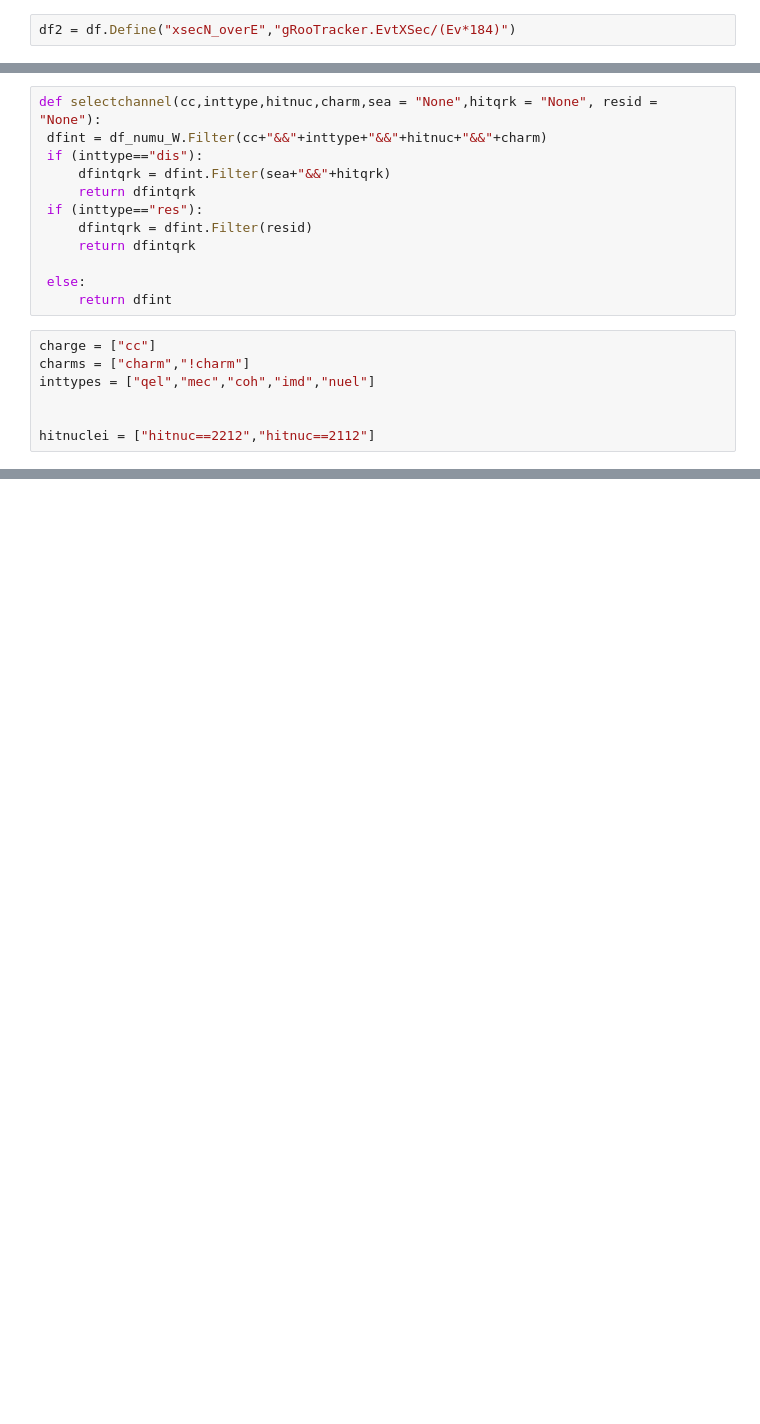
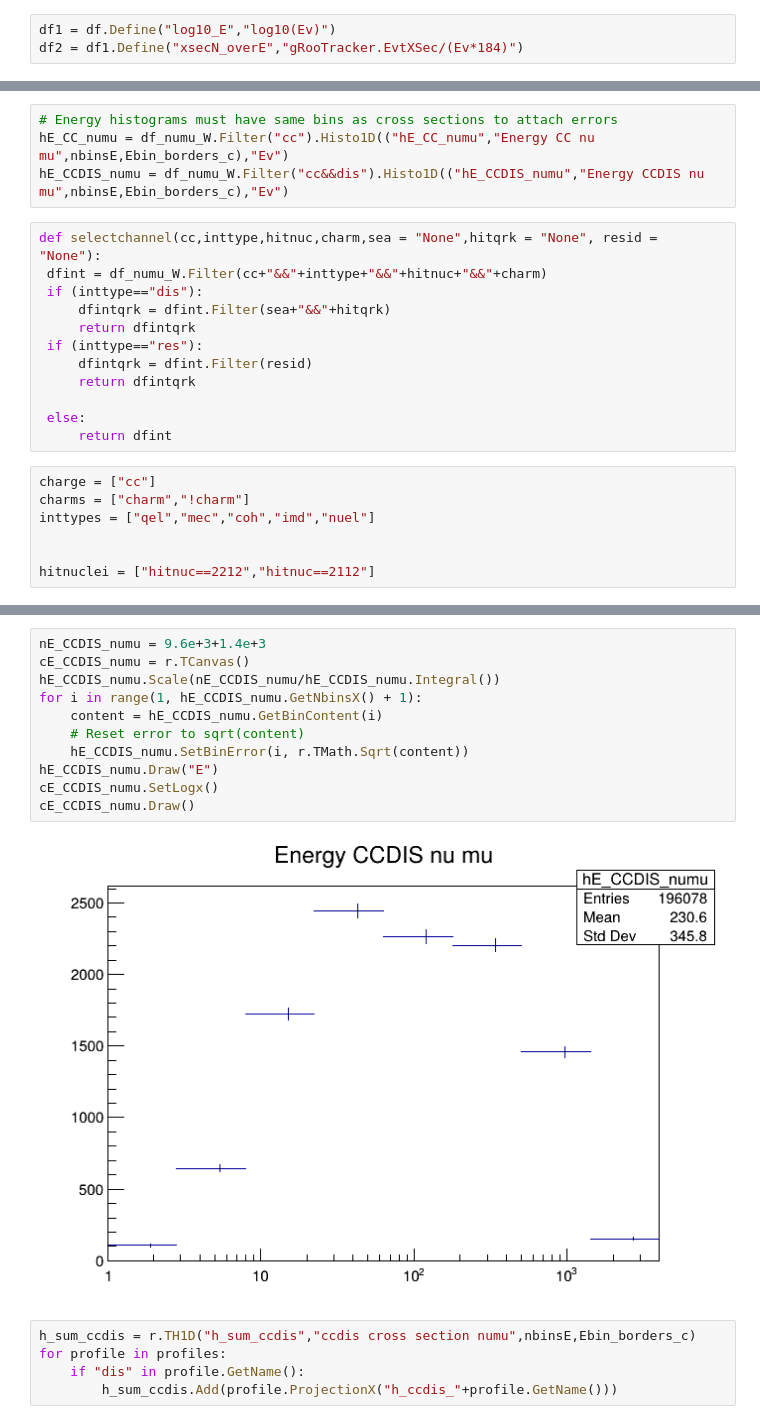
Before and after one commit to antonioiuliano2/macros-ship, a Jupyter notebook: nu_ship_simulations/SumCCCrossSections.ipynb, the cells around one changed output, grey strips where cells are left out. Drawn from its saved outputs; the diff is of its cells as text; blank space fills up the shorter version.

Commit message:
adding CCDIS, setting errors

```diff
--- a/nu_ship_simulations/SumCCCrossSections.ipynb
+++ b/nu_ship_simulations/SumCCCrossSections.ipynb
@@ -25,7 +27,8 @@ chaingst.AddFriend(chainrootracker)
 # %%
 df = r.RDataFrame(chaingst);
 # %%
-df2 = df.Define("xsecN_overE","gRooTracker.EvtXSec/(Ev*184)")
+df1 = df.Define("log10_E","log10(Ev)")
+df2 = df1.Define("xsecN_overE","gRooTracker.EvtXSec/(Ev*184)")
 # %%
 #filter per neutrino type
 df_numu = df2.Filter("neu==14");
@@ -42,3 +58,7 @@ maxxsec = 1.;
+# %%
+# Energy histograms must have same bins as cross sections to attach errors
+hE_CC_numu = df_numu_W.Filter("cc").Histo1D(("hE_CC_numu","Energy CC nu mu",nbinsE,Ebin_borders_c),"Ev")
+hE_CCDIS_numu = df_numu_W.Filter("cc&&dis").Histo1D(("hE_CCDIS_numu","Energy CCDIS nu mu",nbinsE,Ebin_borders_c),"Ev")
 # %%
 def selectchannel(cc,inttype,hitnuc,charm,sea = "None",hitqrk = "None", resid = "None"):
  dfint = df_numu_W.Filter(cc+"&&"+inttype+"&&"+hitnuc+"&&"+charm)
@@ -128,0 +129,18 @@ prof_cc_dis_hitnuc==2112_!charm_sea_quark_3 183.0
+# %%
+nE_CCDIS_numu = 9.6e+3+1.4e+3
+cE_CCDIS_numu = r.TCanvas()
+hE_CCDIS_numu.Scale(nE_CCDIS_numu/hE_CCDIS_numu.Integral())
+for i in range(1, hE_CCDIS_numu.GetNbinsX() + 1):
+    content = hE_CCDIS_numu.GetBinContent(i)
+    # Reset error to sqrt(content)
+    hE_CCDIS_numu.SetBinError(i, r.TMath.Sqrt(content))
+hE_CCDIS_numu.Draw("E")
+cE_CCDIS_numu.SetLogx()
+cE_CCDIS_numu.Draw()
+# %% [output]
+[figure, added]
+# %%
+h_sum_ccdis = r.TH1D("h_sum_ccdis","ccdis cross section numu",nbinsE,Ebin_borders_c)
+for profile in profiles:
+    if "dis" in profile.GetName():
+        h_sum_ccdis.Add(profile.ProjectionX("h_ccdis_"+profile.GetName()))
```
Also changed, not shown: parts of 32 cells of this notebook.
